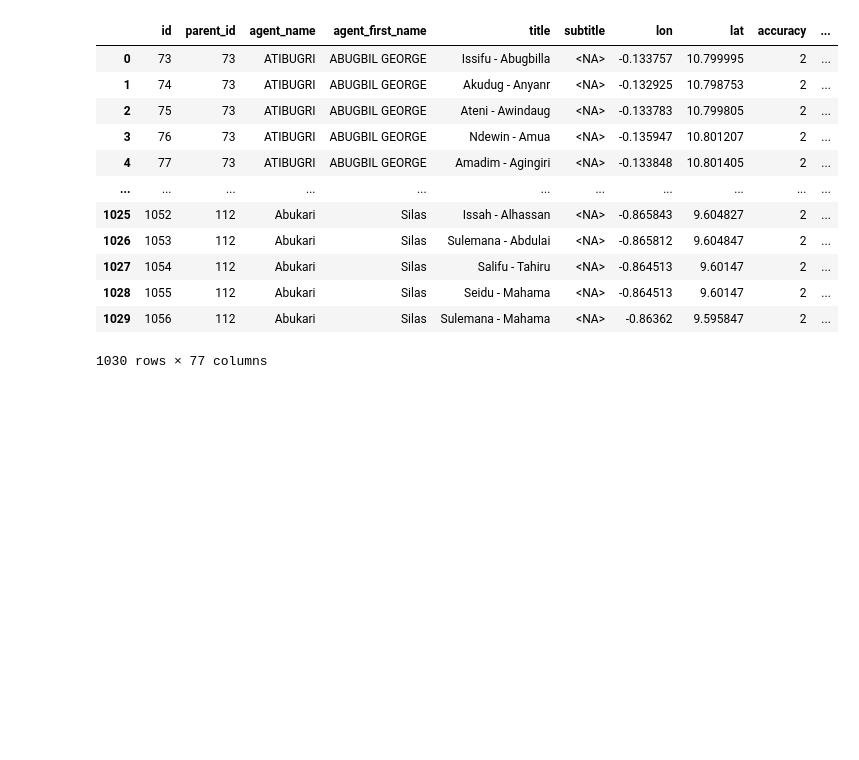
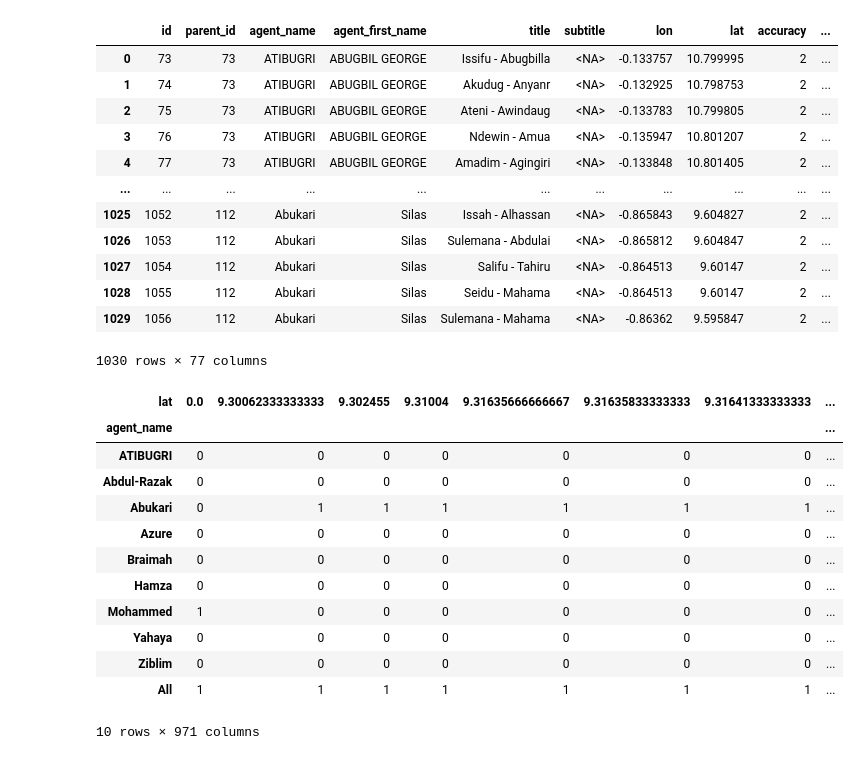
Before and after one commit to Ambaza-Marcelo/data-mining, a Jupyter notebook: ambaza_marcellin.ipynb, the cells around one changed output. Cells and saved outputs as stored; diff of their text form; code cells hidden in the pictures; blank space fills up the shorter version.

Commit message:
cross table

```diff
--- a/ambaza_marcellin.ipynb
+++ b/ambaza_marcellin.ipynb
@@ -7,7 +7,7 @@ import seaborn as sb
 # %% [markdown]
 ## 2. Importation un fichier
 # %%
-data=pd.read_csv("TP/Farmer.csv",sep=";")
+data=pd.read_csv("Farmer.csv",sep=";")
 # %% [markdown]
 ## 3.Verifier les donnees manquantes
 # %%
@@ -197,3 +197,19 @@ datacopy.drop_duplicates()
 | 1028 | 1055 | 112 | Abukari | Silas | Seidu - Mahama | <NA> | -0.864513 | 9.60147 | 2 | ... |
 | 1029 | 1056 | 112 | Abukari | Silas | Sulemana - Mahama | <NA> | -0.86362 | 9.595847 | 2 | ... |
 1030 rows × 77 columns
+# %%
+pd.crosstab(datacopy["agent_name"],datacopy["lat"],margins="True")
+# %% [output]
+| lat | 0.0 | 9.30062333333333 | 9.302455 | 9.31004 | 9.31635666666667 | 9.31635833333333 | 9.31641333333333 | ... |
+| agent_name |  |  |  |  |  |  |  | ... |
+| ATIBUGRI | 0 | 0 | 0 | 0 | 0 | 0 | 0 | ... |
+| Abdul-Razak | 0 | 0 | 0 | 0 | 0 | 0 | 0 | ... |
+| Abukari | 0 | 1 | 1 | 1 | 1 | 1 | 1 | ... |
+| Azure | 0 | 0 | 0 | 0 | 0 | 0 | 0 | ... |
+| Braimah | 0 | 0 | 0 | 0 | 0 | 0 | 0 | ... |
+| Hamza | 0 | 0 | 0 | 0 | 0 | 0 | 0 | ... |
+| Mohammed | 1 | 0 | 0 | 0 | 0 | 0 | 0 | ... |
+| Yahaya | 0 | 0 | 0 | 0 | 0 | 0 | 0 | ... |
+| Ziblim | 0 | 0 | 0 | 0 | 0 | 0 | 0 | ... |
+| All | 1 | 1 | 1 | 1 | 1 | 1 | 1 | ... |
+10 rows × 971 columns
```
Also changed, not shown: parts of 1 cell of this notebook.
